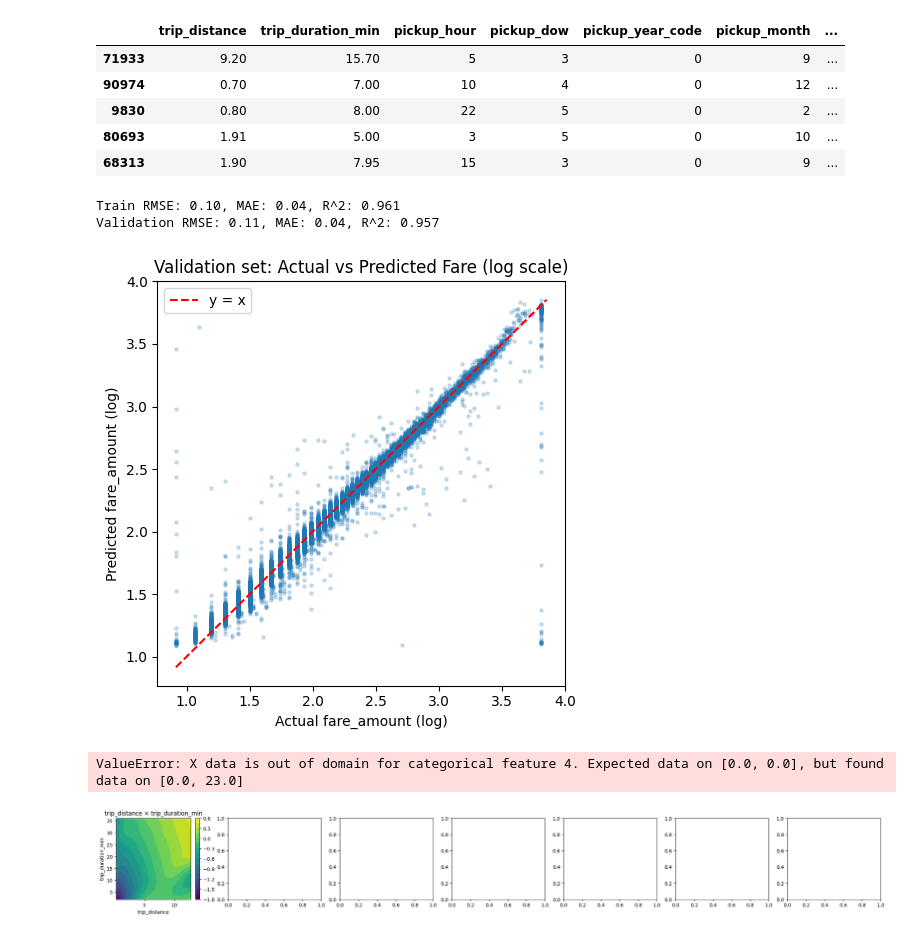
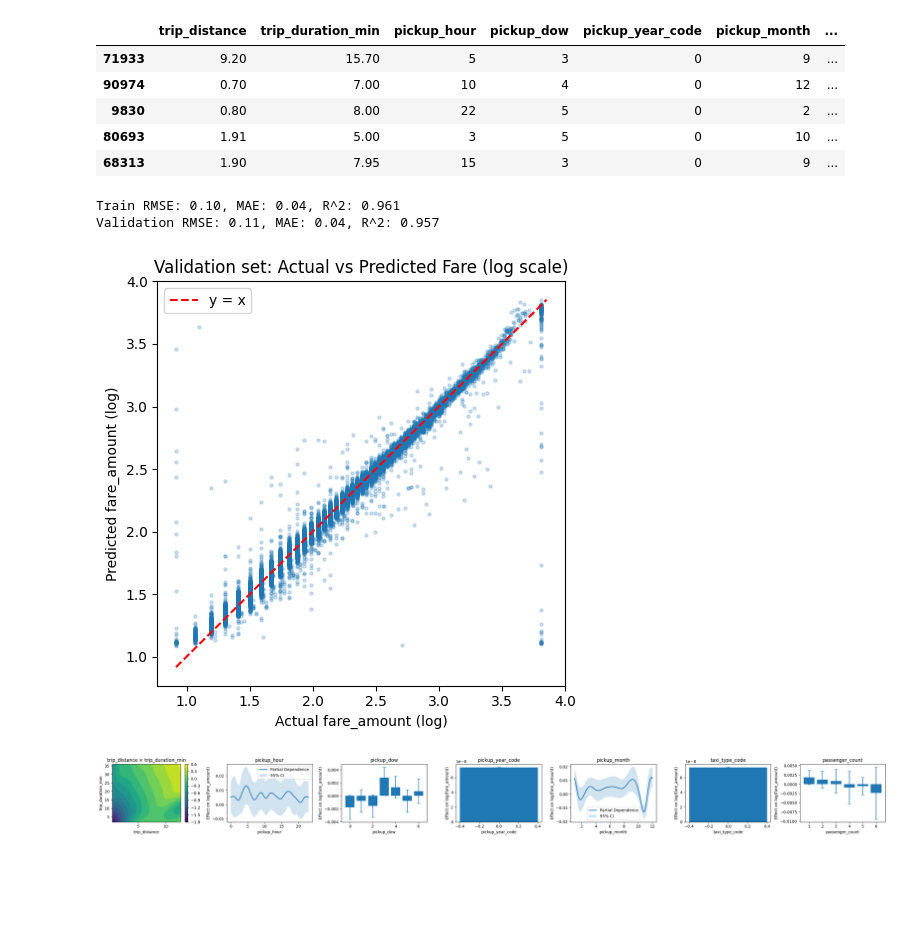
Before and after one commit to TangyKiwi/DSC-291-AWS, a Jupyter notebook: gam/MAIN.ipynb, the cells around one changed output. Cells and saved outputs as stored; diff of their text form; code cells hidden in the pictures; blank space fills up the shorter version.

```diff
--- a/gam/MAIN.ipynb
+++ b/gam/MAIN.ipynb
@@ -687,7 +687,7 @@ plot_terms = [
 ]
 
 if "passenger_count" in feature_cols:
-    plot_terms.append(("cat", feature_cols.index("passenger_count"), "passenger_count"))
+    plot_terms.append(("cat", 6, "passenger_count"))
     cat_terms.append("passenger_count")
 
 baseline = X_train.median(numeric_only=True)
@@ -725,14 +725,15 @@ for ax, (kind, term_id, name) in zip(axs, plot_terms):
         ax.set_title(f"{feat_names[0]} × {feat_names[1]}")
         fig.colorbar(cs, ax=ax)
     elif kind == "smooth":
-        xcol = X_train[name].values
+        feat_idx = int(gam_ec.terms[term_id].feature)
+        xcol = X_train.iloc[:, feat_idx].values
         grid = np.linspace(np.percentile(xcol, 1), np.percentile(xcol, 99), 100)
         XX = np.tile(baseline, (100, 1))
-        XX[:, term_i] = grid
-        pdep, confi = gam_ec.partial_dependence(term=term_i, X=XX, width=0.95)
+        XX[:, feat_idx] = grid
+        pdep, confi = gam_ec.partial_dependence(term=term_id, X=XX, width=0.95)
         lo, hi = confi.T
 
-        x = XX[:, term_i]
+        x = XX[:, feat_idx]
         ax.plot(x, pdep, label="Partial Dependence", linewidth=2)
         ax.fill_between(x, lo, hi, alpha=0.2, label="95% CI")
         ax.set_title(name)
@@ -740,37 +741,35 @@ for ax, (kind, term_id, name) in zip(axs, plot_terms):
         ax.set_ylabel("Effect on log(fare_amount)")
         ax.legend()
     elif kind == "cat":
-        col_idx = feature_cols.index(name)
         cats = np.unique(X[name]).astype(int)
 
         means = []
         los = []
         his = []
         for cat in cats:
             Xc = X.copy()
             Xc[name] = cat
 
-            pdep, confi = gam_ec.partial_dependence(term=term_i, X=Xc.to_numpy(), width=0.95)
+            pdep, confi = gam_ec.partial_dependence(term=term_id, X=Xc.to_numpy(), width=0.95)
             means.append(pdep.mean())
             lo, hi = confi.T
             los.append(lo.mean())
             his.append(hi.mean())
 
         means = np.array(means)
         los = np.array(los)
         his = np.array(his)
 
         ax.bar(cats, means)
         ax.errorbar(cats, means, yerr=[means - los, his - means], fmt="none", capsize=4)
         ax.set_title(name)
         ax.set_xlabel(name)
         ax.set_ylabel("Effect on log(fare_amount)")
 
 plt.tight_layout()
 plt.show()
 # %% [output]
 Train RMSE: 0.10, MAE: 0.04, R^2: 0.961
 Validation RMSE: 0.11, MAE: 0.04, R^2: 0.957
 [figure]
-ValueError: X data is out of domain for categorical feature 4. Expected data on [0.0, 0.0], but found data on [0.0, 23.0]
-[figure, old version]
+[figure, new version]
```
Also changed, not shown: parts of 2 cells of this notebook.
